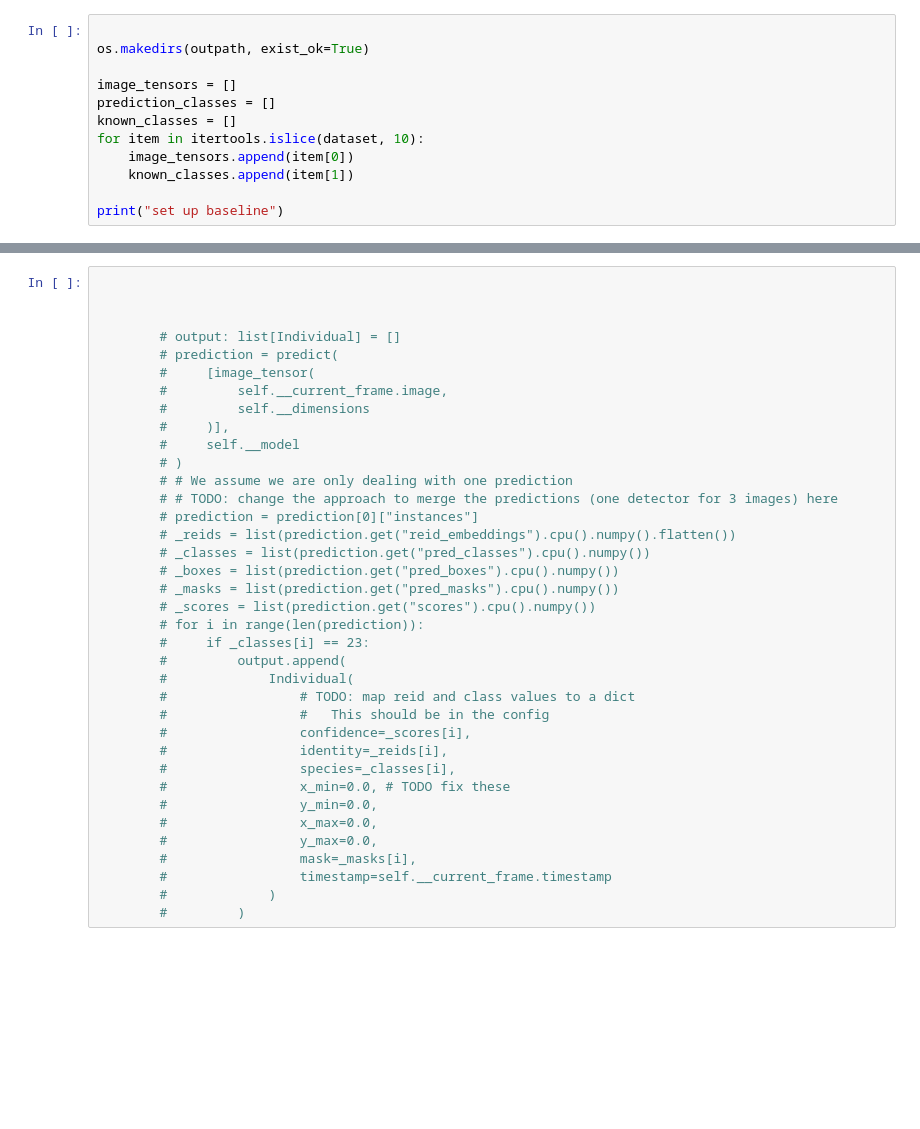
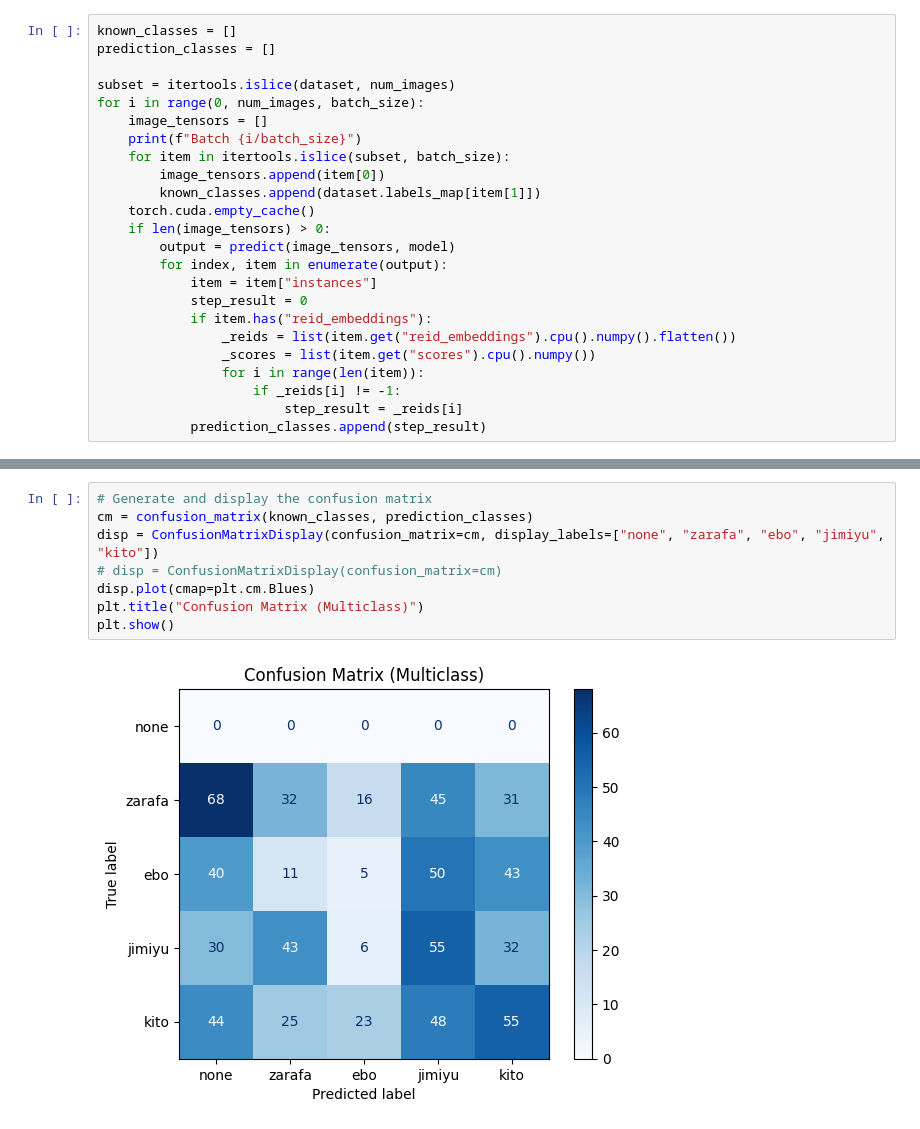
Before and after one commit to wildlifelabs/realtime-welfare, a Jupyter notebook: confusion.ipynb, the cells around one changed output, grey strips where cells are left out. Drawn from its saved outputs; the diff is of its cells as text; blank space fills up the shorter version.

```diff
--- a/confusion.ipynb
+++ b/confusion.ipynb
@@ -131,13 +107,25 @@ Pixel values range: min=0.0, max=1.0
 # %%
+known_classes = []
+prediction_classes = []
 
-os.makedirs(outpath, exist_ok=True)
-
-image_tensors = []
-prediction_classes = []
-known_classes = []
-for item in itertools.islice(dataset, 10):
-    image_tensors.append(item[0])
-    known_classes.append(item[1])
-
-print("set up baseline")
+subset = itertools.islice(dataset, num_images)
+for i in range(0, num_images, batch_size):
+    image_tensors = []
+    print(f"Batch {i/batch_size}")
+    for item in itertools.islice(subset, batch_size):
+        image_tensors.append(item[0])
+        known_classes.append(dataset.labels_map[item[1]])
+    torch.cuda.empty_cache()
+    if len(image_tensors) > 0:
+        output = predict(image_tensors, model)
+        for index, item in enumerate(output):
+            item = item["instances"]
+            step_result = 0
+            if item.has("reid_embeddings"):
+                _reids = list(item.get("reid_embeddings").cpu().numpy().flatten())
+                _scores = list(item.get("scores").cpu().numpy())
+                for i in range(len(item)):
+                    if _reids[i] != -1:
+                        step_result = _reids[i]
+            prediction_classes.append(step_result)
 # %% [output]
@@ -166,37 +144,10 @@ Available fields in the result: pred_boxes,scores,pred_classes,pred_masks
-# %%
-
-
-
-        # output: list[Individual] = []
-        # prediction = predict(
-        #     [image_tensor(
-        #         self.__current_frame.image,
-        #         self.__dimensions
-        #     )],
-        #     self.__model
-        # )
-        # # We assume we are only dealing with one prediction
-        # # TODO: change the approach to merge the predictions (one detector for 3 images) here
-        # prediction = prediction[0]["instances"]
-        # _reids = list(prediction.get("reid_embeddings").cpu().numpy().flatten())
-        # _classes = list(prediction.get("pred_classes").cpu().numpy())
-        # _boxes = list(prediction.get("pred_boxes").cpu().numpy())
-        # _masks = list(prediction.get("pred_masks").cpu().numpy())
-        # _scores = list(prediction.get("scores").cpu().numpy())
-        # for i in range(len(prediction)):
-        #     if _classes[i] == 23:
-        #         output.append(
-        #             Individual(
-        #                 # TODO: map reid and class values to a dict
-        #                 #   This should be in the config
-        #                 confidence=_scores[i],
-        #                 identity=_reids[i],
-        #                 species=_classes[i],
-        #                 x_min=0.0, # TODO fix these
-        #                 y_min=0.0,
-        #                 x_max=0.0,
-        #                 y_max=0.0,
-        #                 mask=_masks[i],
-        #                 timestamp=self.__current_frame.timestamp
-        #             )
-        #         )
+# %%
+# Generate and display the confusion matrix
+cm = confusion_matrix(known_classes, prediction_classes)
+disp = ConfusionMatrixDisplay(confusion_matrix=cm, display_labels=["none", "zarafa", "ebo", "jimiyu", "kito"])
+# disp = ConfusionMatrixDisplay(confusion_matrix=cm)
+disp.plot(cmap=plt.cm.Blues)
+plt.title("Confusion Matrix (Multiclass)")
+plt.show()
+# %% [output]
+[figure, added]
```
Also changed, not shown: parts of 8 cells of this notebook, 10 other files.
